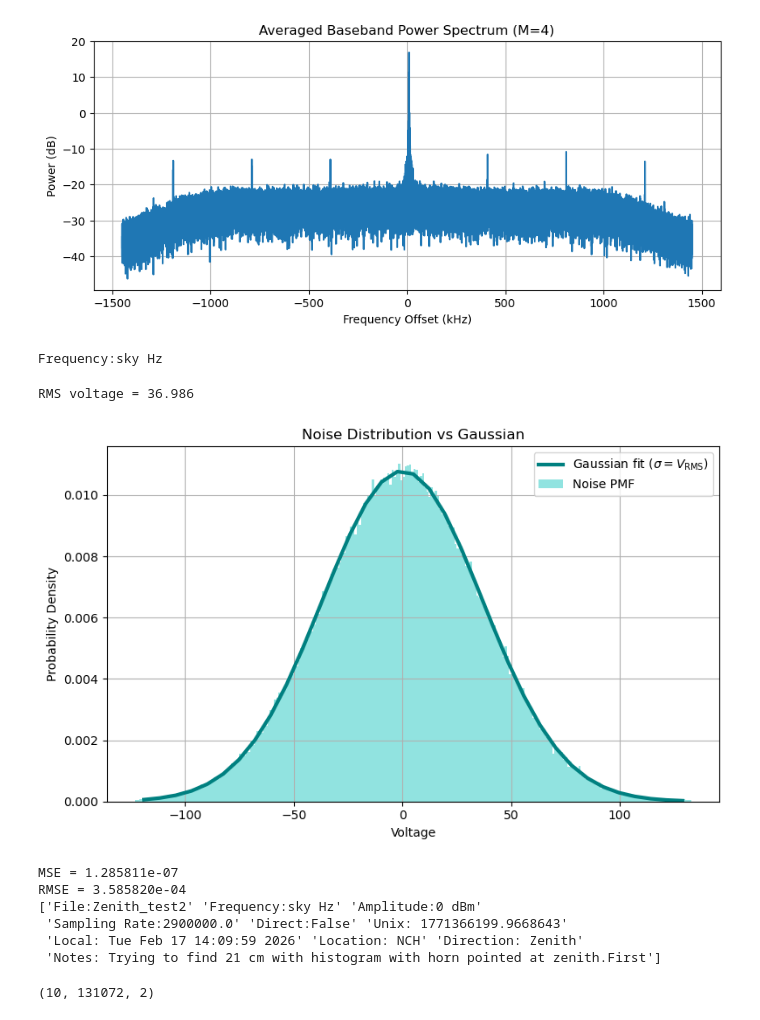
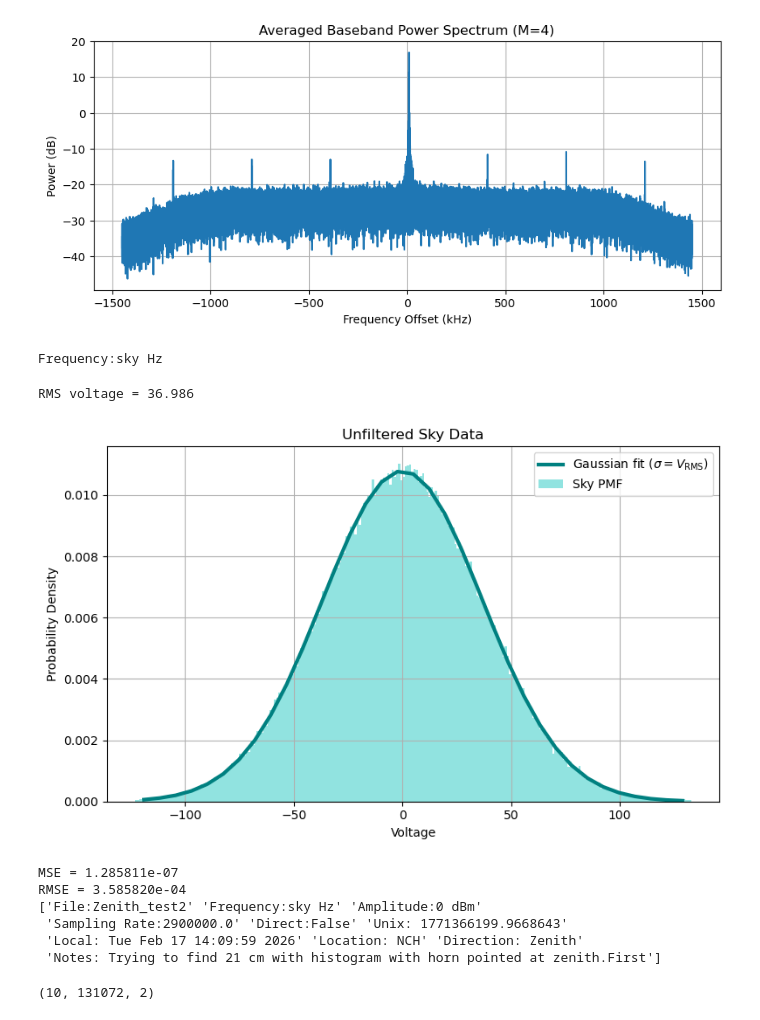
Before and after one commit to MakJimenez/Astro121, a Jupyter notebook: workbook2.ipynb, the cells around one changed output. Saved outputs shown, nothing was run; the diff lists cells and outputs as text; code cells hidden in the pictures.

```diff
--- a/workbook2.ipynb
+++ b/workbook2.ipynb
@@ -390,10 +390,10 @@ plt.show()
 [figure]
 # %%
 # now refine to lower dB until we reach -80 dBm with a clear spike after averaging the power
-# %%
-print(zenith1[1])
-# %% [output]
-Frequency:sky Hz
+# %%
+print(zenith1[1])
+# %% [output]
+Frequency:sky Hz
 # %%
 # Gaussian fit with gain=3
 import numpy as np
@@ -443,10 +443,10 @@ pmf = counts / counts.sum()
 # Plotting
 plt.figure(figsize=(8, 5))
 plt.plot(bin_centers, gaussian_pdf, 'teal', linewidth=3, label=r'Gaussian fit ($\sigma = V_\mathrm{RMS}$)')
-plt.bar(values, pmf, width=1, alpha=0.6, color='mediumturquoise', label="Noise PMF")
+plt.bar(values, pmf, width=1, alpha=0.6, color='mediumturquoise', label="Sky PMF")
 plt.xlabel("Voltage")
 plt.ylabel("Probability Density")
-plt.title("Noise Distribution vs Gaussian")
+plt.title("Unfiltered Sky Data")
 plt.grid(True)
 plt.legend()
 plt.tight_layout()
@@ -457,41 +457,41 @@ from scipy.stats import kstest
 ks_stat, p_value = kstest(noise, 'norm', args=(mu, sigma))
 
 # Testing error in the Gaussian
 
 # Mean Squared Error between histogram and Gaussian PDF
 mse = np.mean((hist - gaussian_pdf)**2)
 rmse = np.sqrt(mse)
 
 print(f"MSE = {mse:.6e}")
 print(f"RMSE = {rmse:.6e}")
 
 # Known / assumed
 B = 600e3  # 600 kHz
 
 # From data
 N_samples = len(noise)
 
 # You must supply fs
 fs = 1.2e6   # Hz
 
 t = N_samples / fs
 
 # Radiometer fractional uncertainty
 frac_uncertainty = 1 / np.sqrt(B * t)
 
 # print(f"Integration time t = {t:.3f} s")
 # print(f"Fractional temperature uncertainty σT / Tsys = {frac_uncertainty:.3e}")
 print(zenithtest2["arr_0"])
 # %% [output]
 RMS voltage = 36.986
-[figure, old version]
+[figure, new version]
 MSE = 1.285811e-07
 RMSE = 3.585820e-04
 ['File:Zenith_test2' 'Frequency:sky Hz' 'Amplitude:0 dBm'
  'Sampling Rate:2900000.0' 'Direct:False' 'Unix: 1771366199.9668643'
  'Local: Tue Feb 17 14:09:59 2026' 'Location: NCH' 'Direction: Zenith'
  'Notes: Trying to find 21 cm with histogram with horn pointed at zenith.First']
-# %%
-np.shape(zenithtest2["arr_1"])
-# %% [output]
-(10, 131072, 2)
+# %%
+np.shape(zenithtest2["arr_1"])
+# %% [output]
+(10, 131072, 2)
```
Also changed, not shown: parts of 20 cells of this notebook.
